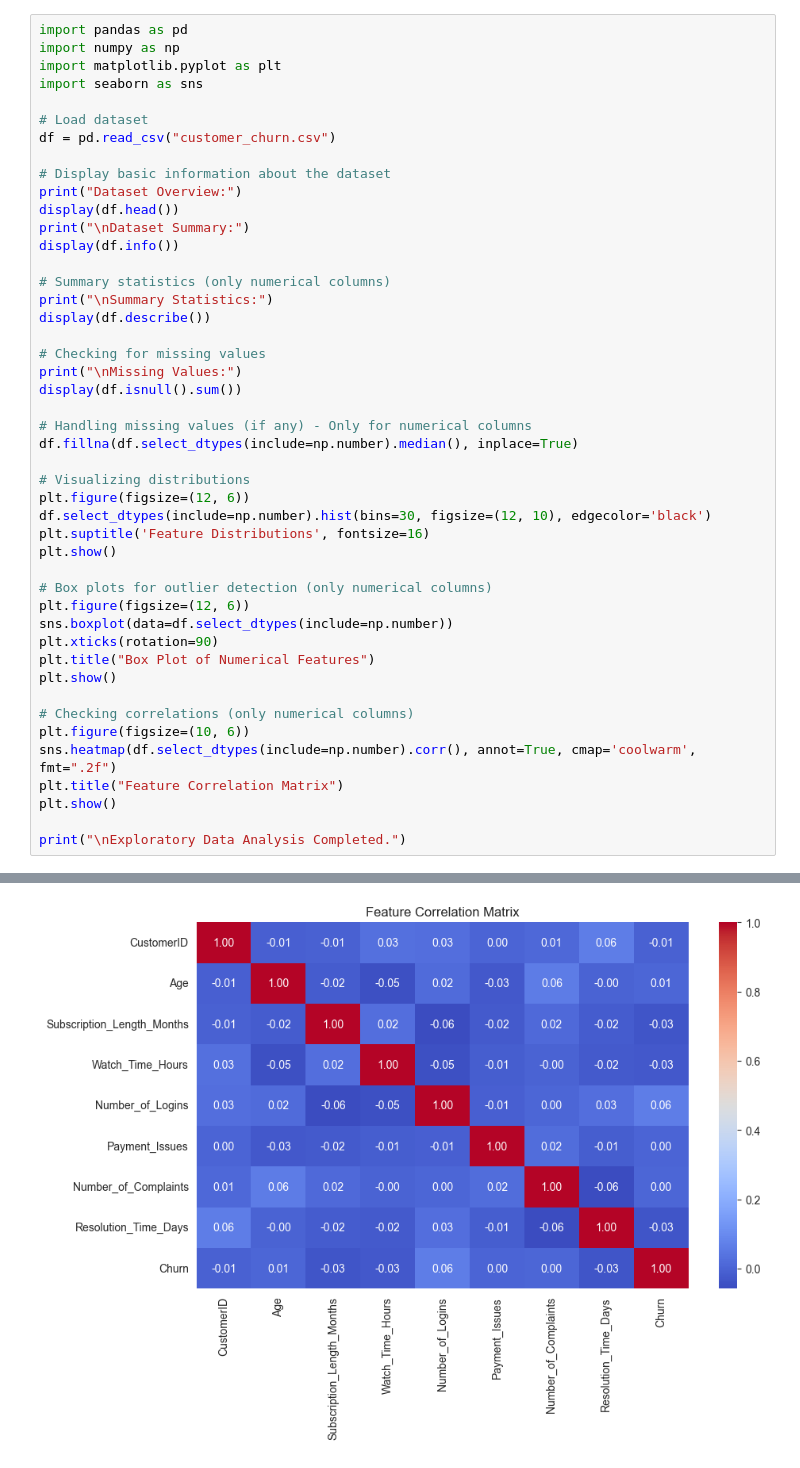
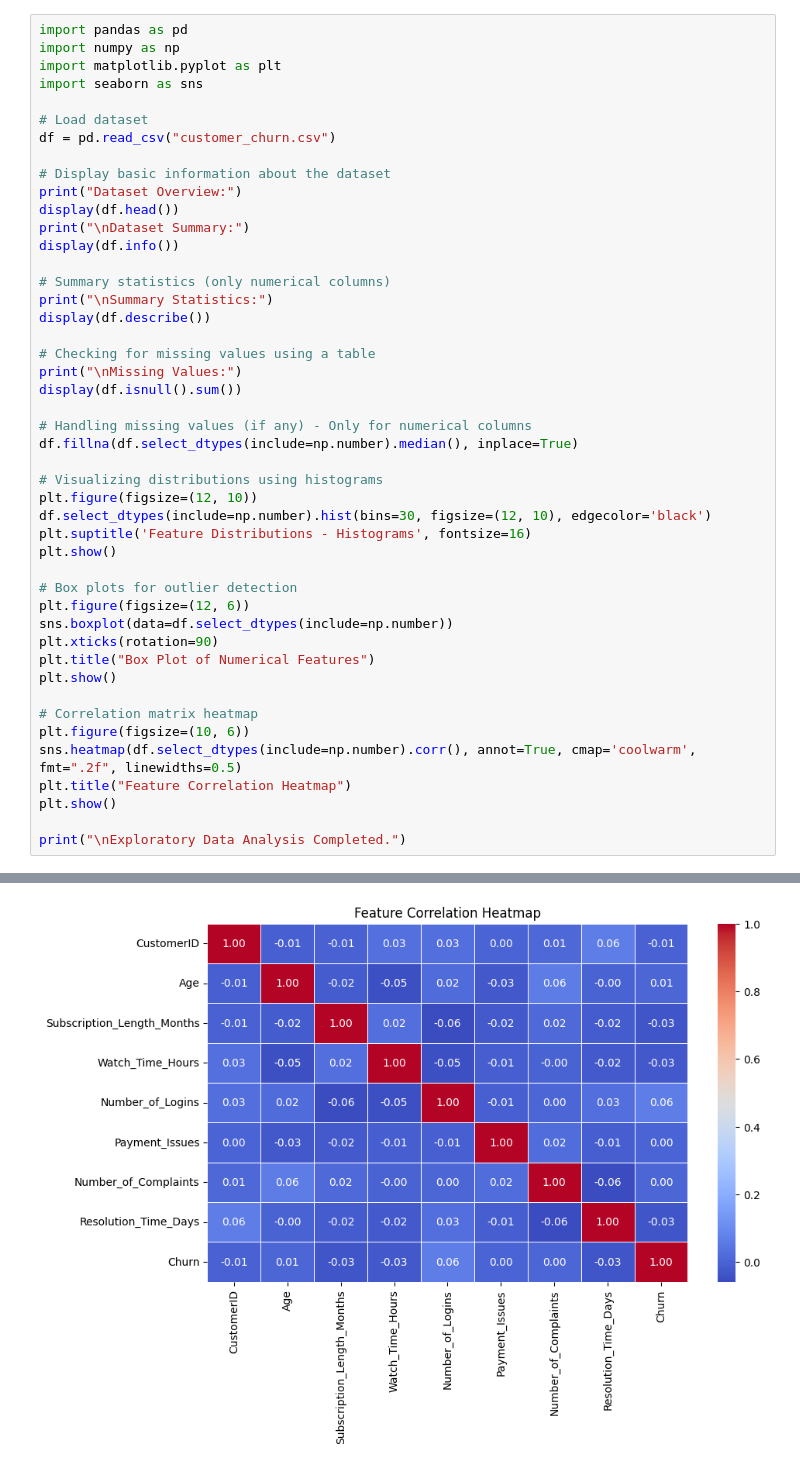
Before and after one commit to MIHIR3105/COMP6111_A1, a Jupyter notebook: Assignment1.ipynb, the cells around one changed output, grey strips where cells are left out. Cells and saved outputs as stored; diff of their text form.

```diff
--- a/Assignment1.ipynb
+++ b/Assignment1.ipynb
@@ -17,30 +17,30 @@ display(df.info())
 print("\nSummary Statistics:")
 display(df.describe())
 
-# Checking for missing values
+# Checking for missing values using a table
 print("\nMissing Values:")
 display(df.isnull().sum())
 
 # Handling missing values (if any) - Only for numerical columns
 df.fillna(df.select_dtypes(include=np.number).median(), inplace=True)
 
-# Visualizing distributions
-plt.figure(figsize=(12, 6))
+# Visualizing distributions using histograms
+plt.figure(figsize=(12, 10))
 df.select_dtypes(include=np.number).hist(bins=30, figsize=(12, 10), edgecolor='black')
-plt.suptitle('Feature Distributions', fontsize=16)
+plt.suptitle('Feature Distributions - Histograms', fontsize=16)
 plt.show()
 
-# Box plots for outlier detection (only numerical columns)
+# Box plots for outlier detection
 plt.figure(figsize=(12, 6))
 sns.boxplot(data=df.select_dtypes(include=np.number))
 plt.xticks(rotation=90)
 plt.title("Box Plot of Numerical Features")
 plt.show()
 
-# Checking correlations (only numerical columns)
+# Correlation matrix heatmap
 plt.figure(figsize=(10, 6))
-sns.heatmap(df.select_dtypes(include=np.number).corr(), annot=True, cmap='coolwarm', fmt=".2f")
-plt.title("Feature Correlation Matrix")
+sns.heatmap(df.select_dtypes(include=np.number).corr(), annot=True, cmap='coolwarm', fmt=".2f", linewidths=0.5)
+plt.title("Feature Correlation Heatmap")
 plt.show()
 
 print("\nExploratory Data Analysis Completed.")
@@ -103,2 +103,2 @@ dtype: int64
-[figure, old version]
+[figure, new version]
 Exploratory Data Analysis Completed.
```
Also changed, not shown: parts of 1 cell of this notebook.
